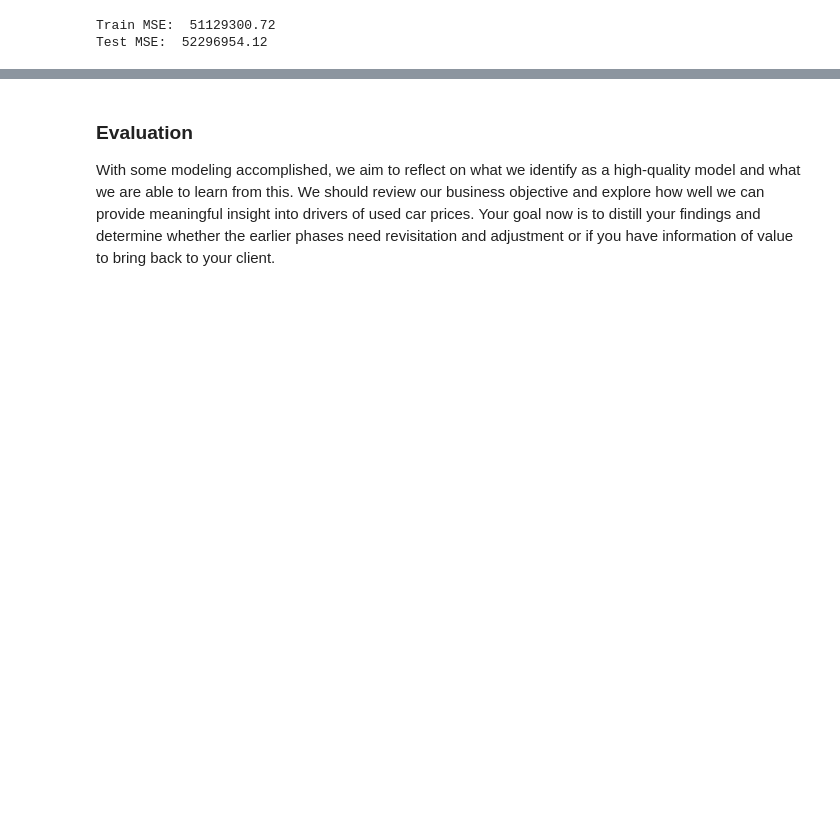
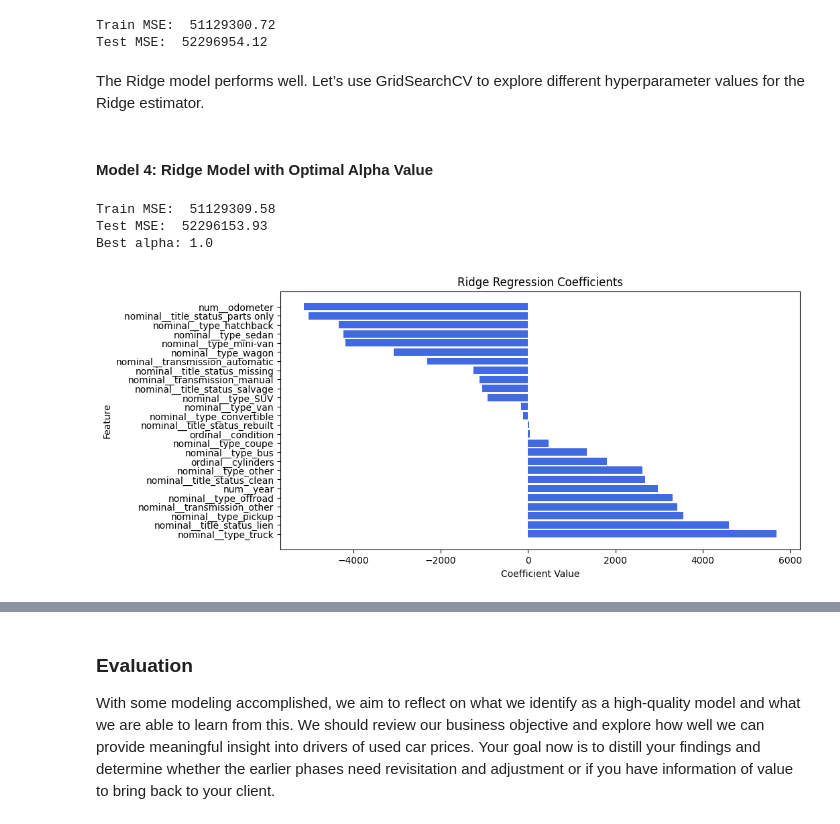
Before and after one commit to JunGaoca/usedCarPricePrediction, a Jupyter notebook: used-car-price-prediction.ipynb, the cells around one changed output, grey strips where cells are left out. Cells and saved outputs as stored; diff of their text form; code cells hidden in the pictures; blank space fills up the shorter version.

Commit message:
add Ridge model

```diff
--- a/used-car-price-prediction.ipynb
+++ b/used-car-price-prediction.ipynb
@@ -658,3 +658,7 @@ print(f'Test MSE: {mse_test_ridge_low: .2f}')
 # %% [output]
 Train MSE:  51129300.72
 Test MSE:  52296954.12
+# %% [markdown]
+The Ridge model performs well. Let’s use GridSearchCV to explore different hyperparameter values for the Ridge estimator.
+# %% [markdown]
+#### Model 4: Ridge Model with Optimal Alpha Value
@@ -660,0 +667,37 @@ Test MSE:  52296954.12
+# %%
+param_dict = {'ridge__alpha': [0.001, 0.1, 1.0, 10.0, 100.0, 1000.0]}
+pipe_ridge = Pipeline([('preprocessor', preprocessor),
+                       ('ridge', Ridge())])
+
+grid = GridSearchCV(pipe_ridge, param_grid=param_dict, cv=5)  # Added cross-validation
+grid.fit(X_train, y_train)
+pred_train = grid.predict(X_train)
+pred_test = grid.predict(X_test)
+mse_train_ridge = mean_squared_error(y_train, pred_train)
+mse_test_ridge = mean_squared_error(y_test, pred_test)
+best_alpha = grid.best_params_['ridge__alpha']
+
+print(f'Train MSE: {mse_train_ridge: .2f}')
+print(f'Test MSE: {mse_test_ridge: .2f}')
+print(f'Best alpha: {best_alpha}') # Extract best alpha
+# %% [output]
+Train MSE:  51129309.58
+Test MSE:  52296153.93
+Best alpha: 1.0
+# %%
+best_ridge = grid.best_estimator_  # Get the best model from GridSearchCV
+coefficients = best_ridge.named_steps['ridge'].coef_  # Extract coefficients
+feature_names = best_ridge.named_steps['preprocessor'].get_feature_names_out()
+# %%
+# Visualize/interpret the coefficients
+coef_df = pd.DataFrame({'Feature': feature_names, 'Coefficient': coefficients})
+coef_df = coef_df.sort_values(by='Coefficient', ascending=False)
+
+plt.figure(figsize=(10, 5))
+plt.barh(coef_df['Feature'], coef_df['Coefficient'], color='royalblue')
+plt.xlabel('Coefficient Value')
+plt.ylabel('Feature')
+plt.title('Ridge Regression Coefficients')
+plt.show()
+# %% [output]
+[figure, added]
```
Also changed, not shown: parts of 3 cells of this notebook.
